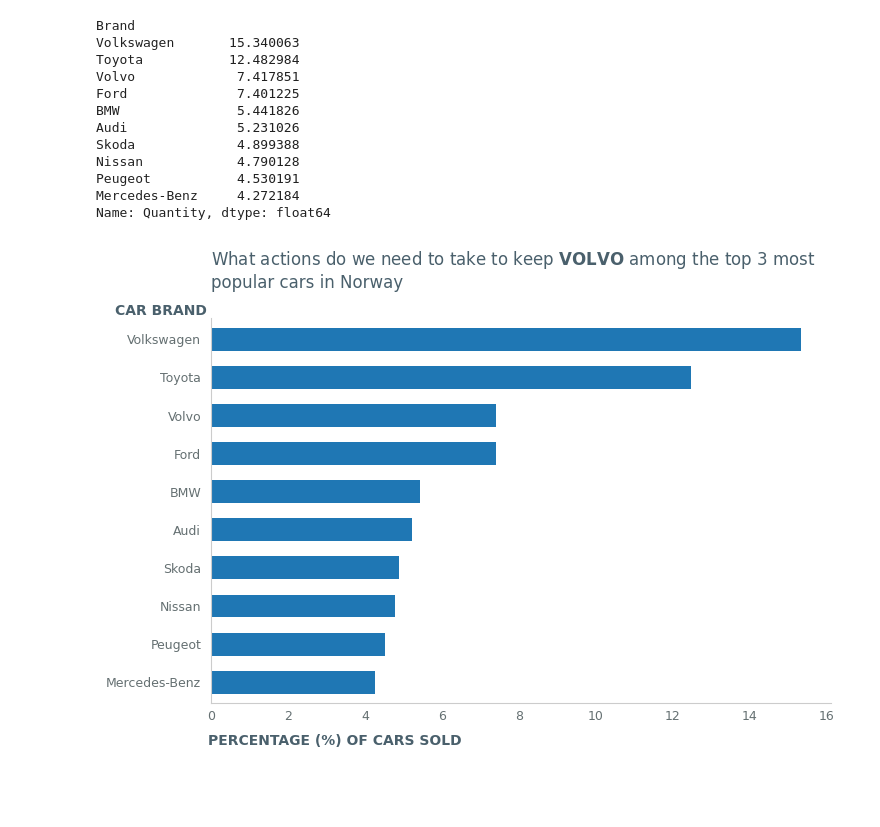
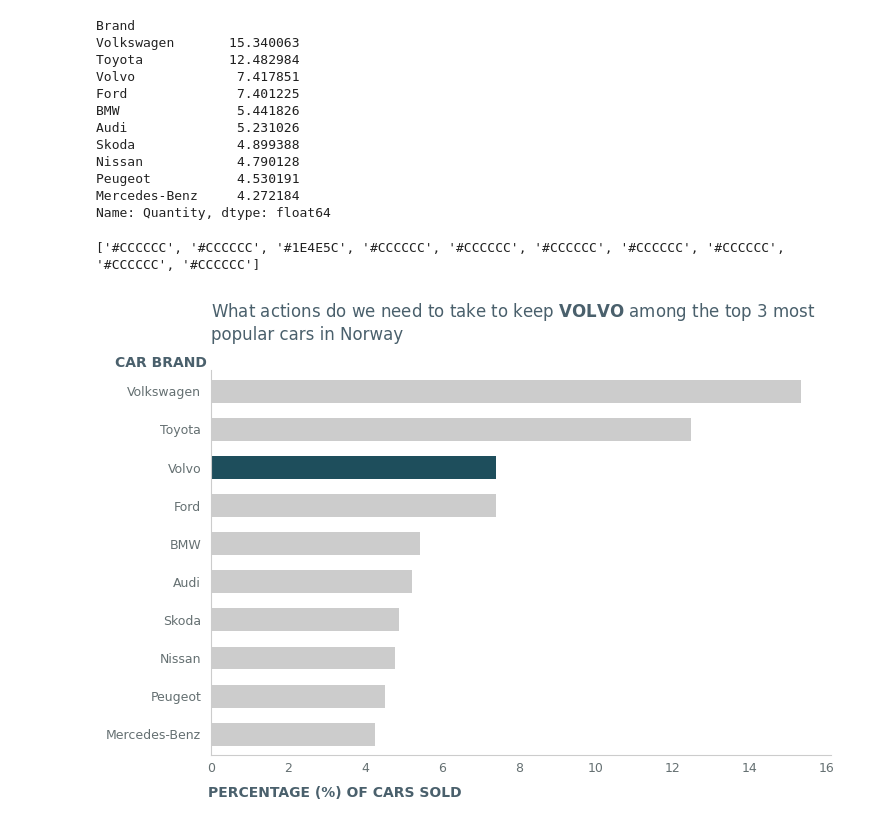
Before and after one commit to kokchun/data_vizualisation_kokchun_giang_de25, a Jupyter notebook: 10_storytelling_matplotlib/storytelling_bar.ipynb, the cells around one changed output. Cells and saved outputs as stored; diff of their text form; code cells hidden in the pictures; blank space fills up the shorter version.

```diff
--- a/10_storytelling_matplotlib/storytelling_bar.ipynb
+++ b/10_storytelling_matplotlib/storytelling_bar.ipynb
@@ -111,30 +111,36 @@ Nissan            4.790128
 Peugeot           4.530191
 Mercedes-Benz     4.272184
 Name: Quantity, dtype: float64
+# %%
+colors = [GRAY_1]*len(df_percentage)
+colors[2] = BLUE_1
+print(colors)
+# %% [output]
+['#CCCCCC', '#CCCCCC', '#1E4E5C', '#CCCCCC', '#CCCCCC', '#CCCCCC', '#CCCCCC', '#CCCCCC', '#CCCCCC', '#CCCCCC']
 # %%
-ax = df_percentage.plot(kind="barh", figsize=(8, 5), width=0.6)
+ax = df_percentage.plot(kind="barh", figsize=(8, 5), width=0.6, color=colors)
 
 ax.spines[["top", "right"]].set_visible(False)
 ax.spines[["left", "bottom"]].set_color(GRAY_1)
 
 ax.tick_params(axis="both", colors=GRAY_2, labelsize=9, length=0, pad=5)
 ax.tick_params(axis="y", pad=7)
 
 ax.set_xlabel("PERCENTAGE (%) OF CARS SOLD", color=GRAY_3, fontweight="bold")
 ax.set_ylabel("CAR BRAND", color=GRAY_3, fontweight="bold", rotation=0)
 
 ax.yaxis.set_label_coords(-0.08, 1)
 ax.xaxis.set_label_coords(0.2, -0.08)
 
 ax.set_title(
     "What actions do we need to take to keep"
     + r" $\bf{VOLVO}$"
     + " among the top 3 most \npopular cars in Norway",
     loc="left",
     color=GRAY_3,
     pad=22,
 )
 
 ax.invert_yaxis()
 # %% [output]
-[figure, old version]
+[figure, new version]
```
